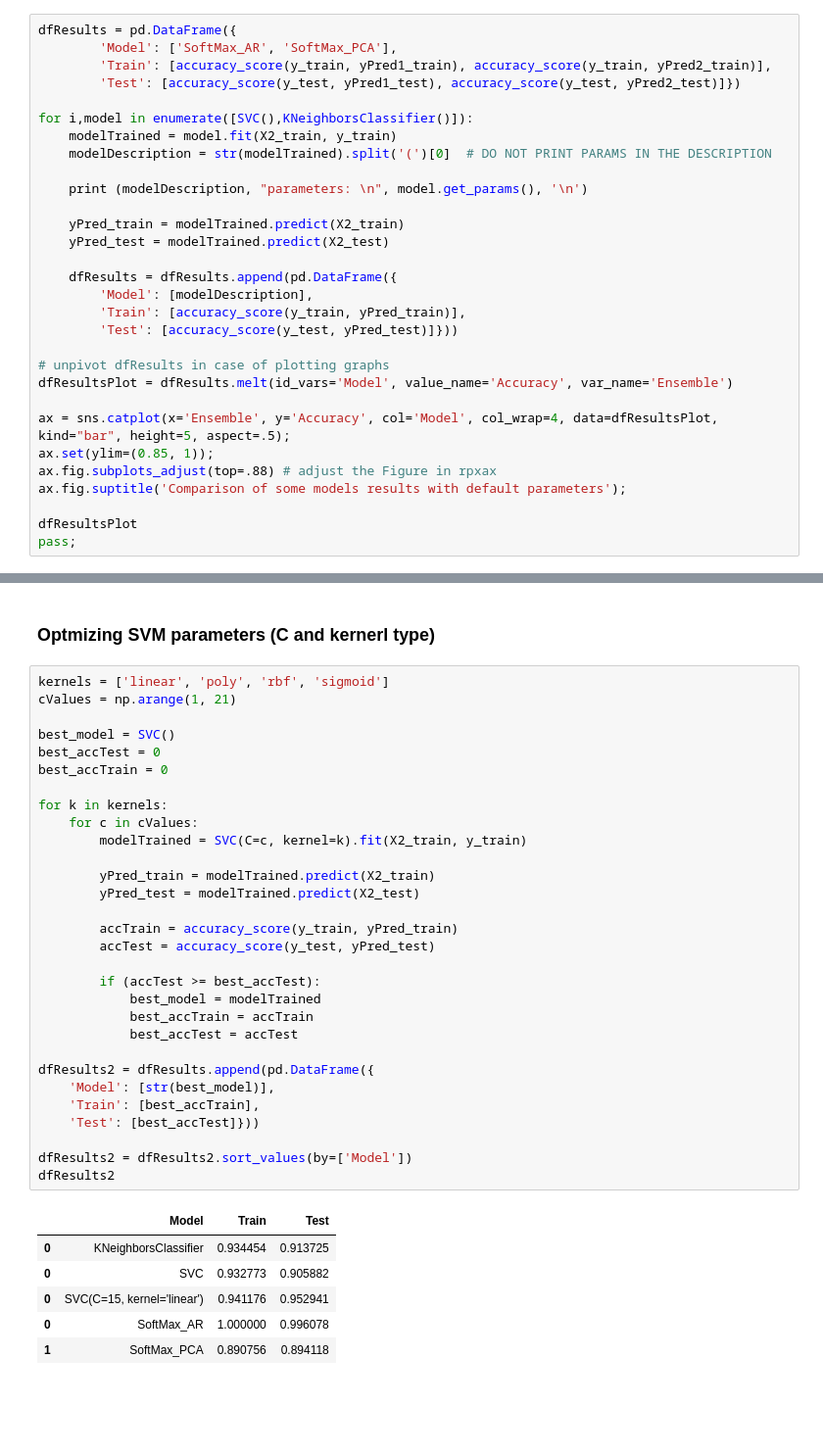
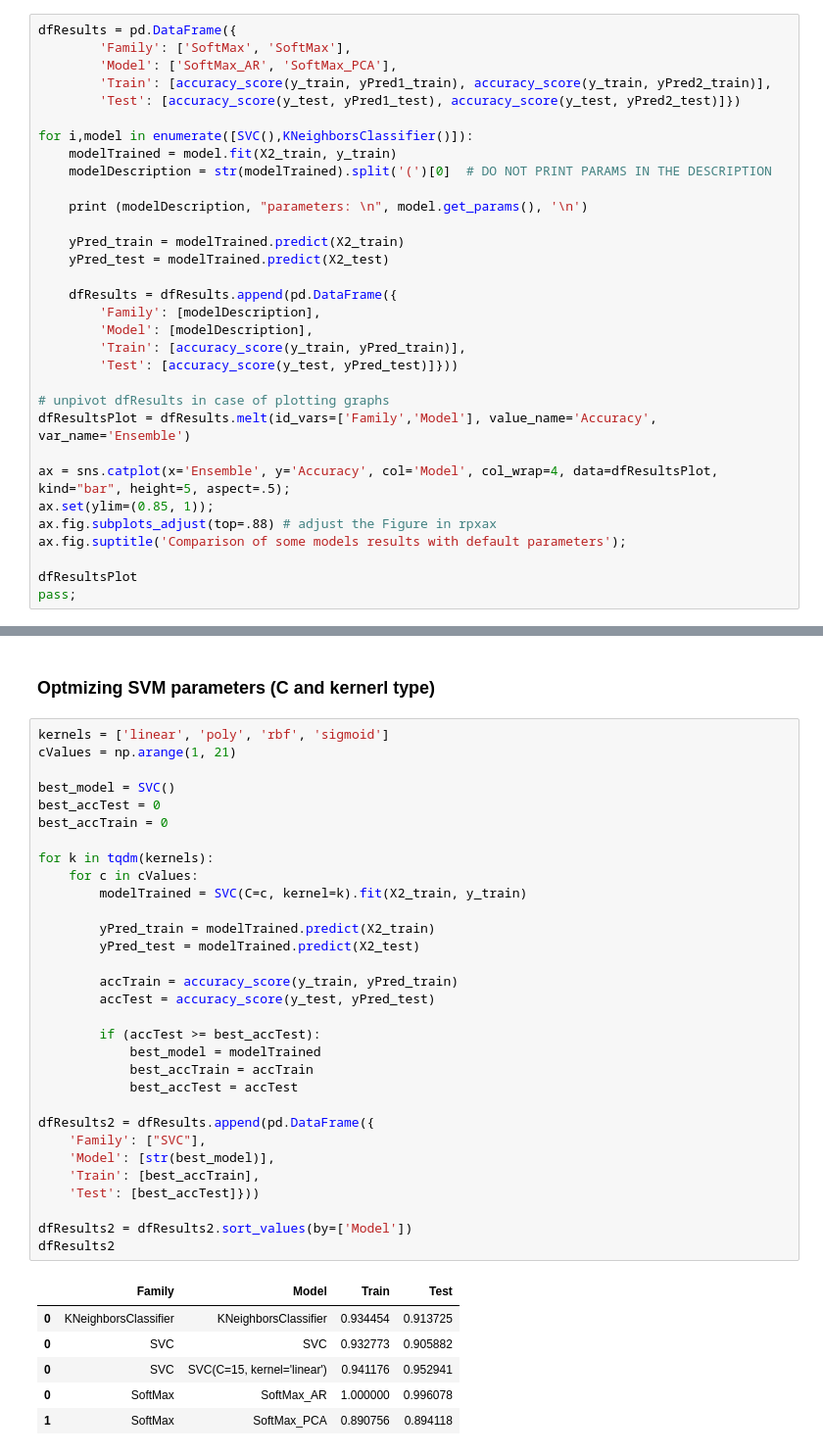
Before and after one commit to felipecostapereira/HIML, a Jupyter notebook: task_03_SVM_KNN.ipynb, the cells around one changed output, grey strips where cells are left out. Shown at 98% size. Cells and saved outputs as stored; diff of their text form; blank space fills up the shorter version.

```diff
--- a/task_03_SVM_KNN.ipynb
+++ b/task_03_SVM_KNN.ipynb
@@ -391,6 +392,7 @@ of models using cross-validation)
 3. Discuss how do they compare to the linear model
 # %%
 dfResults = pd.DataFrame({
+        'Family': ['SoftMax', 'SoftMax'],
         'Model': ['SoftMax_AR', 'SoftMax_PCA'],
         'Train': [accuracy_score(y_train, yPred1_train), accuracy_score(y_train, yPred2_train)],
         'Test': [accuracy_score(y_test, yPred1_test), accuracy_score(y_test, yPred2_test)]})
@@ -405,12 +407,13 @@ for i,model in enumerate([SVC(),KNeighborsClassifier()]):
     yPred_test = modelTrained.predict(X2_test)
 
     dfResults = dfResults.append(pd.DataFrame({
+        'Family': [modelDescription],
         'Model': [modelDescription],
         'Train': [accuracy_score(y_train, yPred_train)],
         'Test': [accuracy_score(y_test, yPred_test)]}))
 
 # unpivot dfResults in case of plotting graphs
-dfResultsPlot = dfResults.melt(id_vars='Model', value_name='Accuracy', var_name='Ensemble')
+dfResultsPlot = dfResults.melt(id_vars=['Family','Model'], value_name='Accuracy', var_name='Ensemble')
 
 ax = sns.catplot(x='Ensemble', y='Accuracy', col='Model', col_wrap=4, data=dfResultsPlot, kind="bar", height=5, aspect=.5);
 ax.set(ylim=(0.85, 1));
@@ -434,37 +437,38 @@ K-nn performing better on both train and test comparing to the other PCA based m
 # %%
 kernels = ['linear', 'poly', 'rbf', 'sigmoid']
 cValues = np.arange(1, 21)
 
 best_model = SVC()
 best_accTest = 0
 best_accTrain = 0
 
-for k in kernels:
+for k in tqdm(kernels):
     for c in cValues:
         modelTrained = SVC(C=c, kernel=k).fit(X2_train, y_train)
 
         yPred_train = modelTrained.predict(X2_train)
         yPred_test = modelTrained.predict(X2_test)
 
         accTrain = accuracy_score(y_train, yPred_train)
         accTest = accuracy_score(y_test, yPred_test)
 
         if (accTest >= best_accTest):
             best_model = modelTrained
             best_accTrain = accTrain
             best_accTest = accTest
 
 dfResults2 = dfResults.append(pd.DataFrame({
+    'Family': ["SVC"],
     'Model': [str(best_model)],
     'Train': [best_accTrain],
     'Test': [best_accTest]}))
 
 dfResults2 = dfResults2.sort_values(by=['Model'])
 dfResults2
 # %% [output]
-|  | Model | Train | Test |
-| 0 | KNeighborsClassifier | 0.934454 | 0.913725 |
-| 0 | SVC | 0.932773 | 0.905882 |
-| 0 | SVC(C=15, kernel='linear') | 0.941176 | 0.952941 |
-| 0 | SoftMax_AR | 1.000000 | 0.996078 |
-| 1 | SoftMax_PCA | 0.890756 | 0.894118 |
+|  | Family | Model | Train | Test |
+| 0 | KNeighborsClassifier | KNeighborsClassifier | 0.934454 | 0.913725 |
+| 0 | SVC | SVC | 0.932773 | 0.905882 |
+| 0 | SVC | SVC(C=15, kernel='linear') | 0.941176 | 0.952941 |
+| 0 | SoftMax | SoftMax_AR | 1.000000 | 0.996078 |
+| 1 | SoftMax | SoftMax_PCA | 0.890756 | 0.894118 |
```
Also changed, not shown: parts of 9 cells of this notebook.
